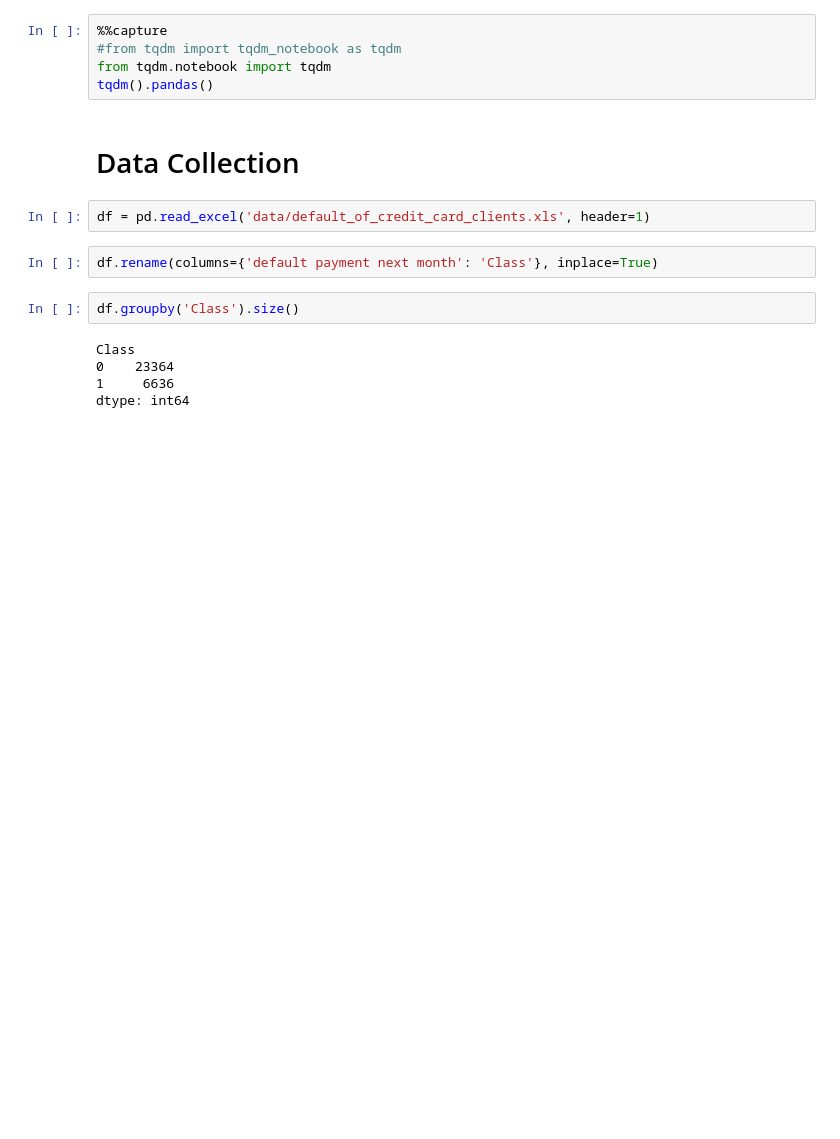
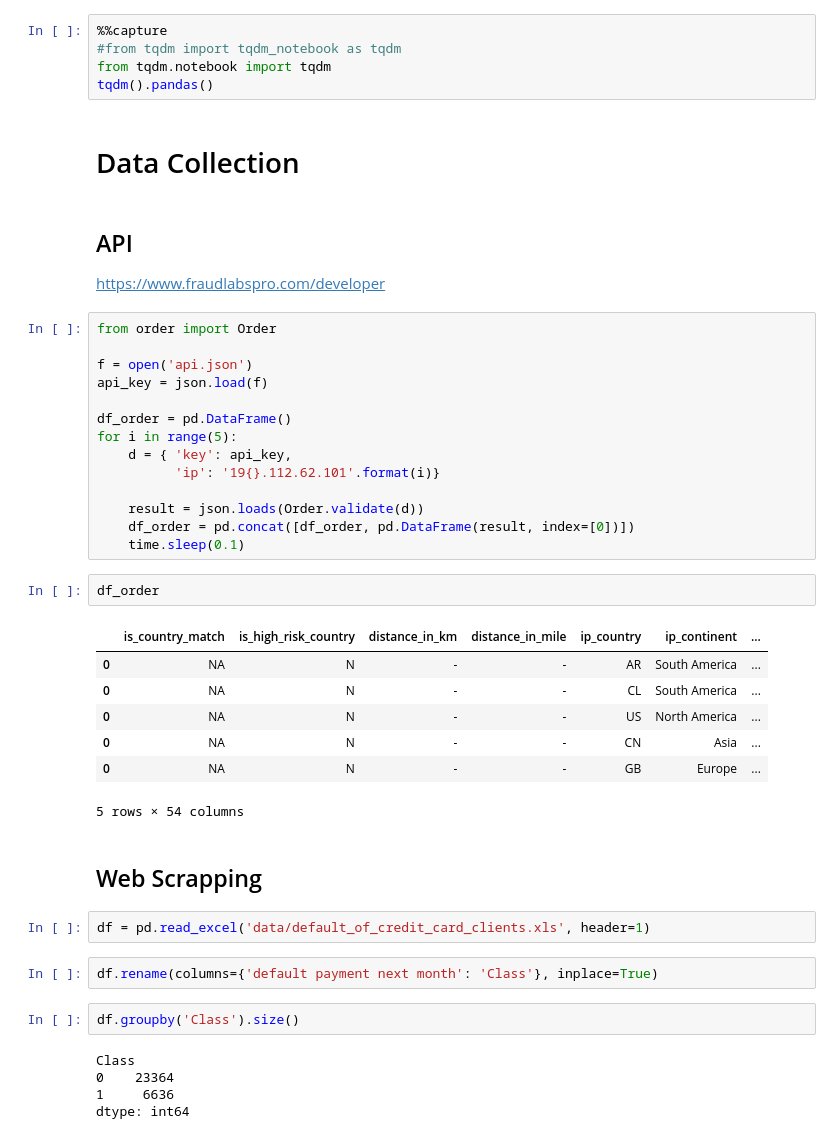
Before and after one commit to ghcn345/Credit-Card-Default-Prediction, a Jupyter notebook: project_CCFraud.ipynb, the cells around one changed output. Saved outputs shown, nothing was run; the diff lists cells and outputs as text; blank space fills up the shorter version.

```diff
--- a/project_CCFraud.ipynb
+++ b/project_CCFraud.ipynb
@@ -38,6 +34,35 @@ from tqdm.notebook import tqdm
 tqdm().pandas()
 # %% [markdown]
 # Data Collection
+# %% [markdown]
+## API
+https://www.fraudlabspro.com/developer
+# %%
+from order import Order
+
+f = open('api.json')
+api_key = json.load(f)
+
+df_order = pd.DataFrame()
+for i in range(5):
+    d = { 'key': api_key,
+          'ip': '19{}.112.62.101'.format(i)}
+
+    result = json.loads(Order.validate(d))
+    df_order = pd.concat([df_order, pd.DataFrame(result, index=[0])])
+    time.sleep(0.1)
+# %%
+df_order
+# %% [output]
+|  | is_country_match | is_high_risk_country | distance_in_km | distance_in_mile | ip_country | ip_continent | ... |
+| 0 | NA | N | - | - | AR | South America | ... |
+| 0 | NA | N | - | - | CL | South America | ... |
+| 0 | NA | N | - | - | US | North America | ... |
+| 0 | NA | N | - | - | CN | Asia | ... |
+| 0 | NA | N | - | - | GB | Europe | ... |
+5 rows × 54 columns
+# %% [markdown]
+## Web Scrapping
 # %%
 df = pd.read_excel('data/default_of_credit_card_clients.xls', header=1)
 # %%
```
Also changed, not shown: parts of 21 cells of this notebook.
